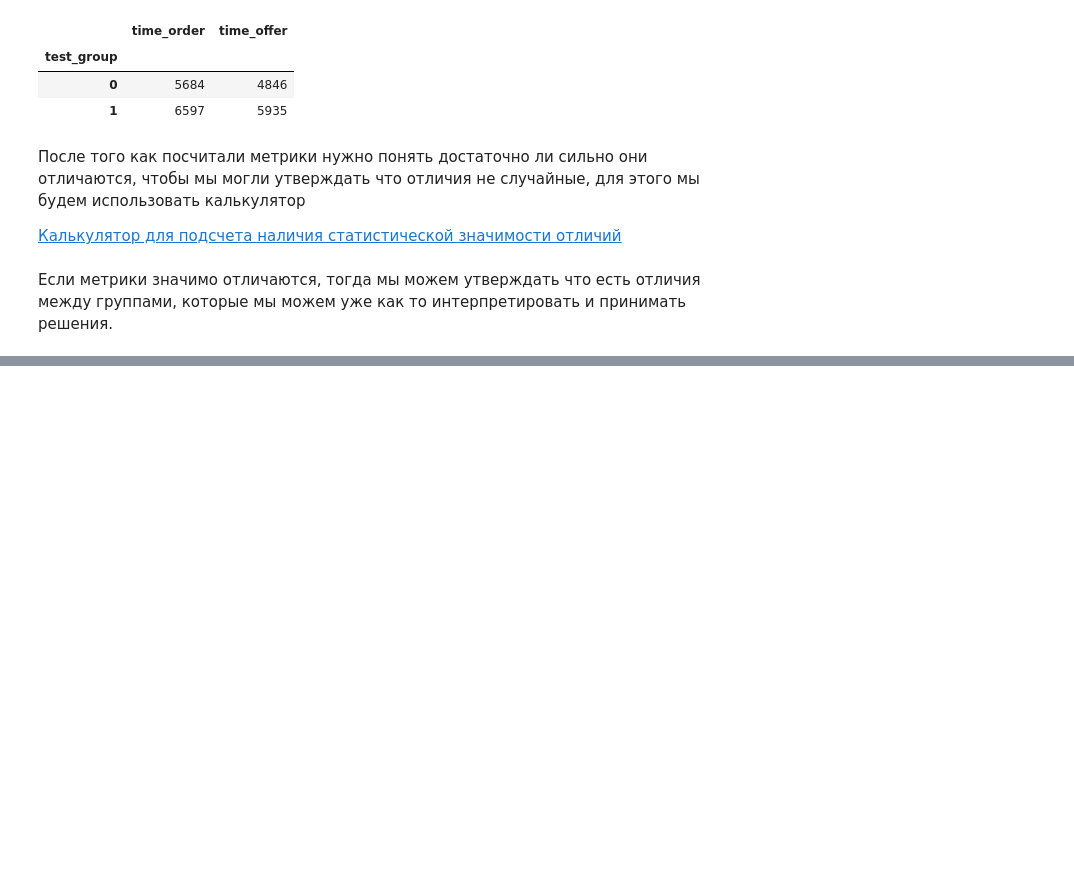
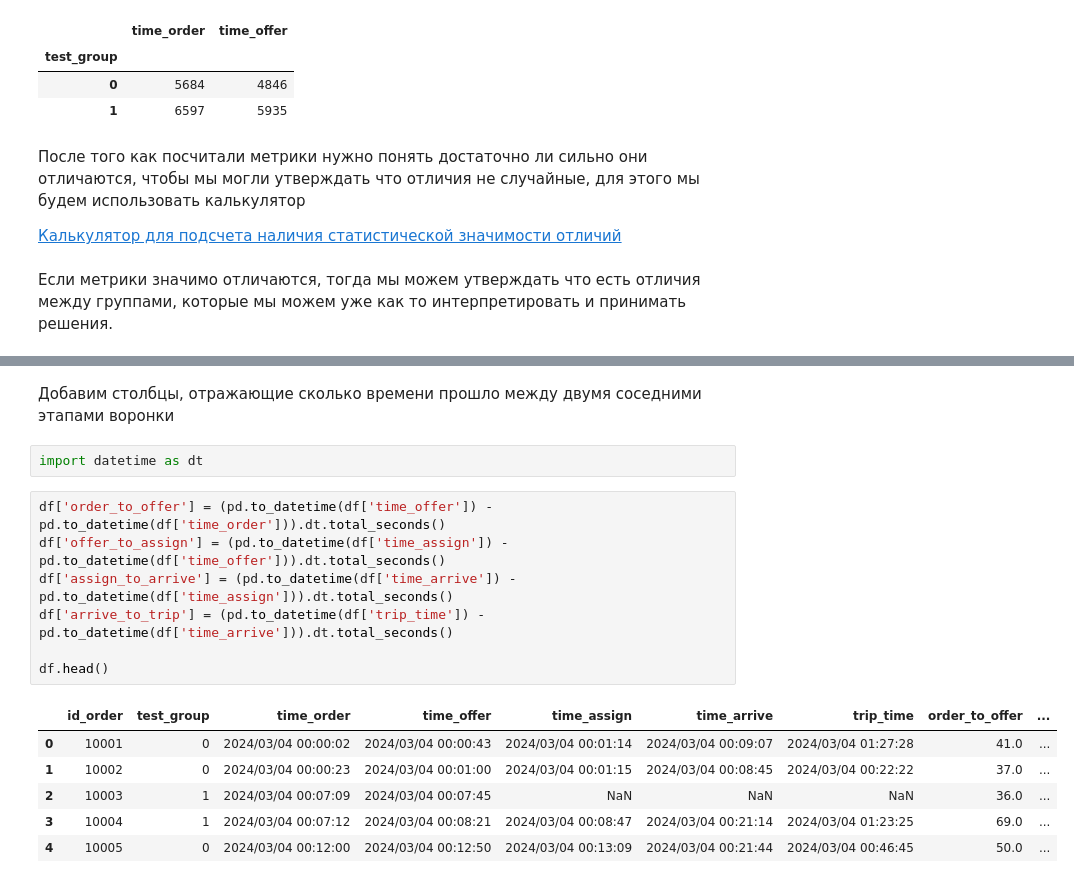
Before and after one commit to Kr0uxx/DA-mini-project, a Jupyter notebook: "Как_убеждать_с_помощью_данных"_шаблон_.ipynb, the cells around one changed output, grey strips where cells are left out. Saved outputs shown, nothing was run; the diff lists cells and outputs as text; blank space fills up the shorter version.

```diff
--- a/"Как_убеждать_с_помощью_данных"_шаблон_.ipynb
+++ b/"Как_убеждать_с_помощью_данных"_шаблон_.ipynb
@@ -63,0 +76,18 @@ df.groupby('test_group').agg({
+# %% [markdown]
+Добавим столбцы, отражающие сколько времени прошло между двумя соседними этапами воронки
+# %%
+import datetime as dt
+# %%
+df['order_to_offer'] = (pd.to_datetime(df['time_offer']) - pd.to_datetime(df['time_order'])).dt.total_seconds()
+df['offer_to_assign'] = (pd.to_datetime(df['time_assign']) - pd.to_datetime(df['time_offer'])).dt.total_seconds()
+df['assign_to_arrive'] = (pd.to_datetime(df['time_arrive']) - pd.to_datetime(df['time_assign'])).dt.total_seconds()
+df['arrive_to_trip'] = (pd.to_datetime(df['trip_time']) - pd.to_datetime(df['time_arrive'])).dt.total_seconds()
+
+df.head()
+# %% [output]
+|  | id_order | test_group | time_order | time_offer | time_assign | time_arrive | trip_time | order_to_offer | ... |
+| 0 | 10001 | 0 | 2024/03/04 00:00:02 | 2024/03/04 00:00:43 | 2024/03/04 00:01:14 | 2024/03/04 00:09:07 | 2024/03/04 01:27:28 | 41.0 | ... |
+| 1 | 10002 | 0 | 2024/03/04 00:00:23 | 2024/03/04 00:01:00 | 2024/03/04 00:01:15 | 2024/03/04 00:08:45 | 2024/03/04 00:22:22 | 37.0 | ... |
+| 2 | 10003 | 1 | 2024/03/04 00:07:09 | 2024/03/04 00:07:45 | NaN | NaN | NaN | 36.0 | ... |
+| 3 | 10004 | 1 | 2024/03/04 00:07:12 | 2024/03/04 00:08:21 | 2024/03/04 00:08:47 | 2024/03/04 00:21:14 | 2024/03/04 01:23:25 | 69.0 | ... |
+| 4 | 10005 | 0 | 2024/03/04 00:12:00 | 2024/03/04 00:12:50 | 2024/03/04 00:13:09 | 2024/03/04 00:21:44 | 2024/03/04 00:46:45 | 50.0 | ... |
```
Also changed, not shown: parts of 31 cells of this notebook.
